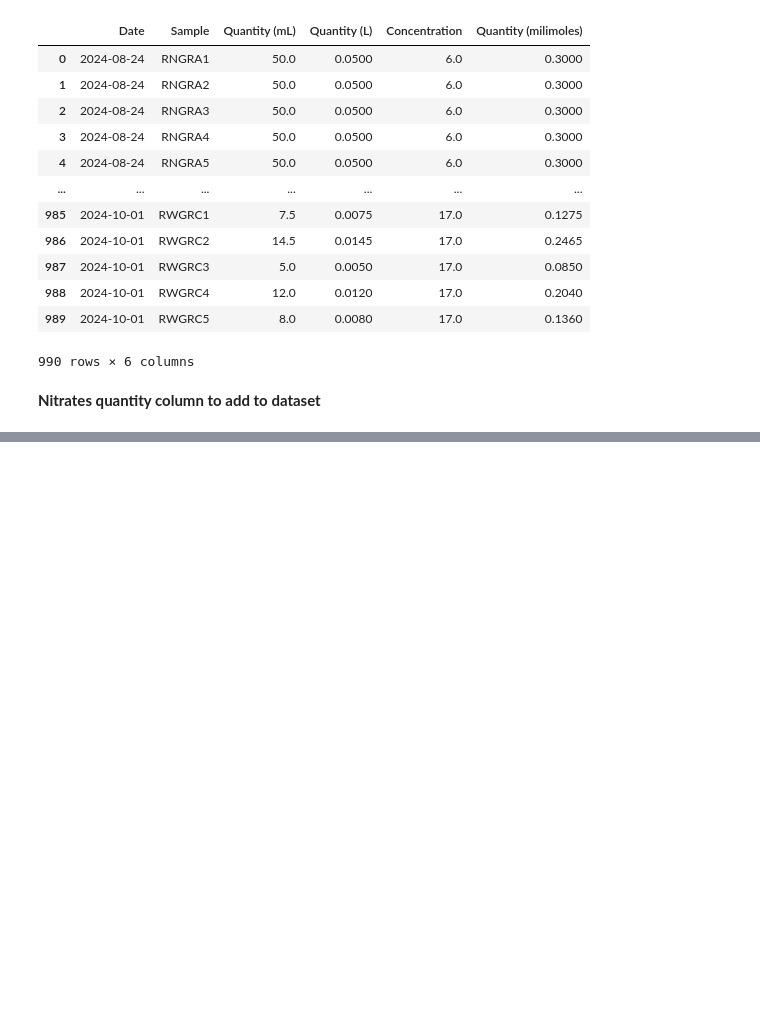
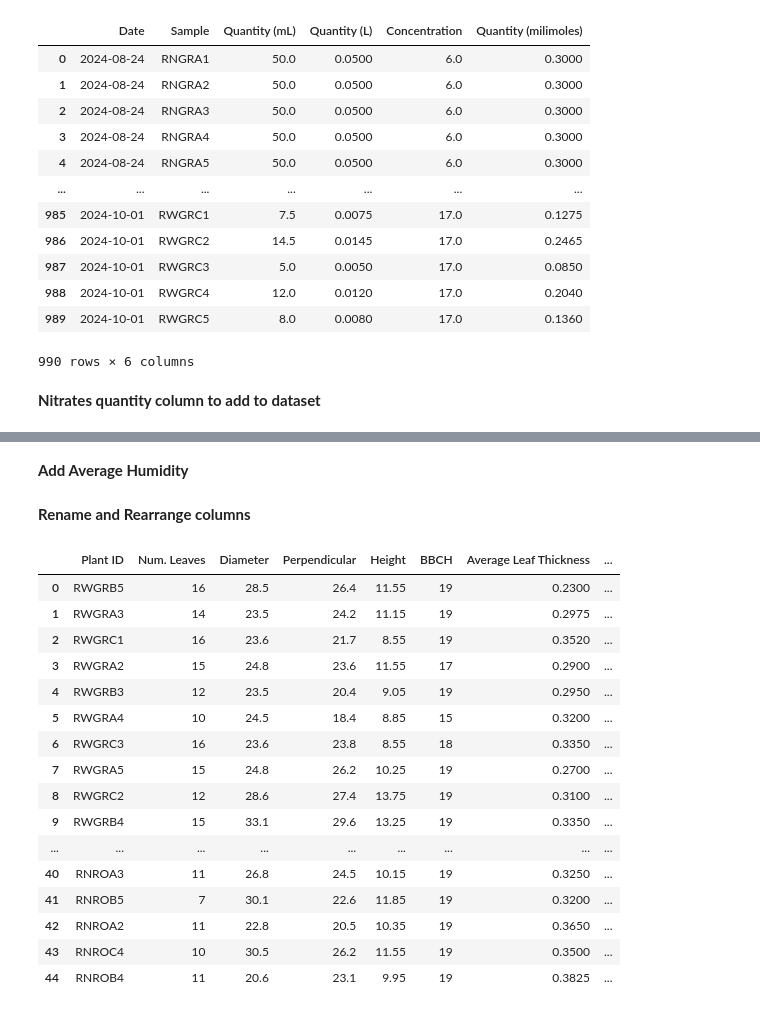
Before and after one commit to rodribro/TimeSeries, a Jupyter notebook: notebooks/dataset_creation/02_dataset.ipynb, the cells around one changed output, grey strips where cells are left out. Cells and saved outputs as stored; diff of their text form; code cells hidden in the pictures; blank space fills up the shorter version.

```diff
--- a/notebooks/dataset_creation/02_dataset.ipynb
+++ b/notebooks/dataset_creation/02_dataset.ipynb
@@ -244,0 +509,32 @@ Name: Quantity (milimoles), dtype: float64
+# %%
+lettuce_df['Accumulated PAR'] = cumulative_par
+# %% [markdown]
+<b> Add Average Humidity </b>
+# %%
+lettuce_df['Average Humidity (%)'] = average_humidity
+# %% [markdown]
+<b> Rename and Rearrange columns </b>
+# %%
+lettuce_df.rename(columns={'CODE':'Plant ID', 'No leaves':'Num. Leaves'}, inplace=True)
+# %%
+lettuce_df.drop(columns=['Number','Line','Sample', 'Date'], inplace=True)
+# %%
+lettuce_df
+# %% [output]
+|  | Plant ID | Num. Leaves | Diameter | Perpendicular | Height | BBCH | Average Leaf Thickness | ... |
+| 0 | RWGRB5 | 16 | 28.5 | 26.4 | 11.55 | 19 | 0.2300 | ... |
+| 1 | RWGRA3 | 14 | 23.5 | 24.2 | 11.15 | 19 | 0.2975 | ... |
+| 2 | RWGRC1 | 16 | 23.6 | 21.7 | 8.55 | 19 | 0.3520 | ... |
+| 3 | RWGRA2 | 15 | 24.8 | 23.6 | 11.55 | 17 | 0.2900 | ... |
+| 4 | RWGRB3 | 12 | 23.5 | 20.4 | 9.05 | 19 | 0.2950 | ... |
+| 5 | RWGRA4 | 10 | 24.5 | 18.4 | 8.85 | 15 | 0.3200 | ... |
+| 6 | RWGRC3 | 16 | 23.6 | 23.8 | 8.55 | 18 | 0.3350 | ... |
+| 7 | RWGRA5 | 15 | 24.8 | 26.2 | 10.25 | 19 | 0.2700 | ... |
+| 8 | RWGRC2 | 12 | 28.6 | 27.4 | 13.75 | 19 | 0.3100 | ... |
+| 9 | RWGRB4 | 15 | 33.1 | 29.6 | 13.25 | 19 | 0.3350 | ... |
+| ... | ... | ... | ... | ... | ... | ... | ... | ... |
+| 40 | RNROA3 | 11 | 26.8 | 24.5 | 10.15 | 19 | 0.3250 | ... |
+| 41 | RNROB5 | 7 | 30.1 | 22.6 | 11.85 | 19 | 0.3200 | ... |
+| 42 | RNROA2 | 11 | 22.8 | 20.5 | 10.35 | 19 | 0.3650 | ... |
+| 43 | RNROC4 | 10 | 30.5 | 26.2 | 11.55 | 19 | 0.3500 | ... |
+| 44 | RNROB4 | 11 | 20.6 | 23.1 | 9.95 | 19 | 0.3825 | ... |
```
Also changed, not shown: parts of 52 cells of this notebook.
